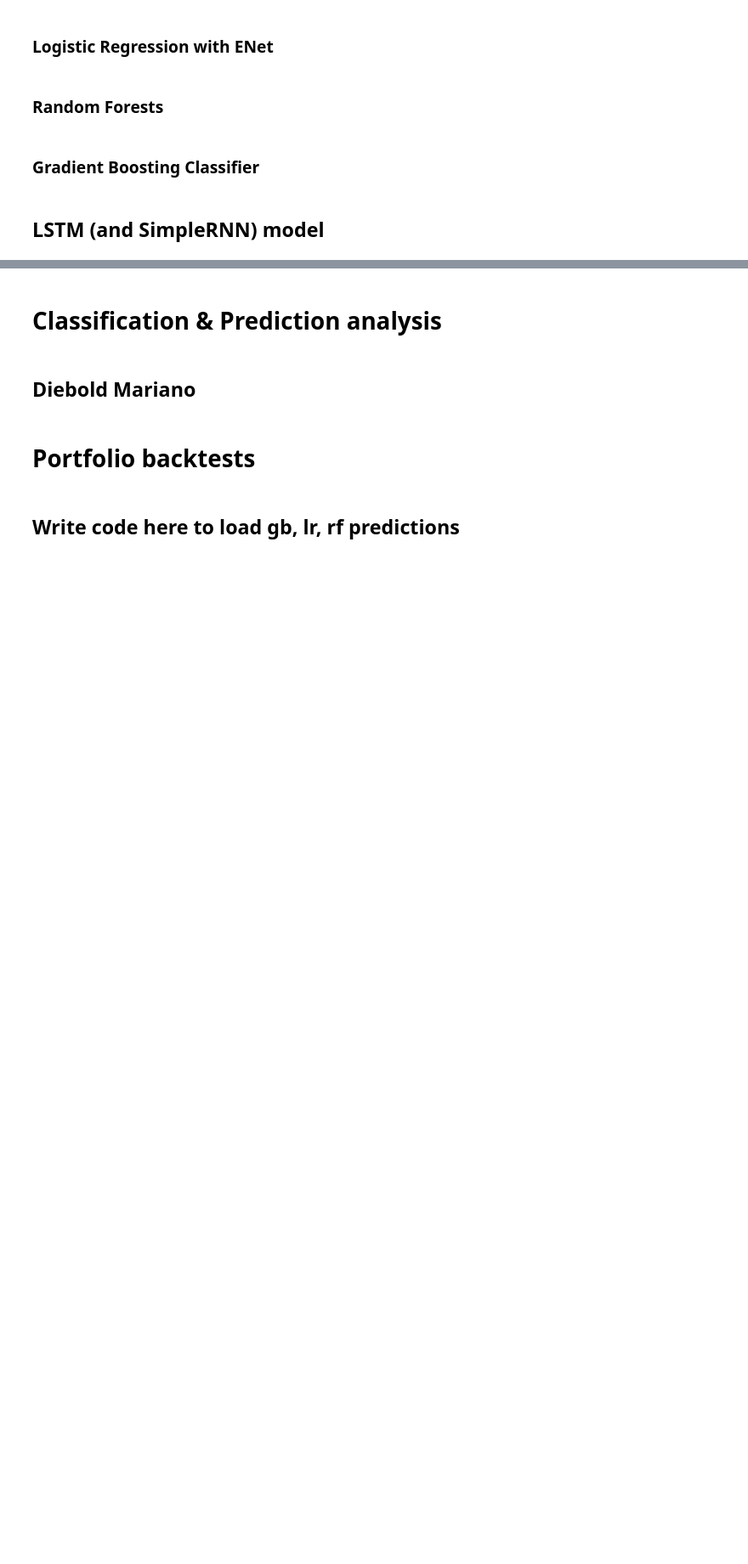
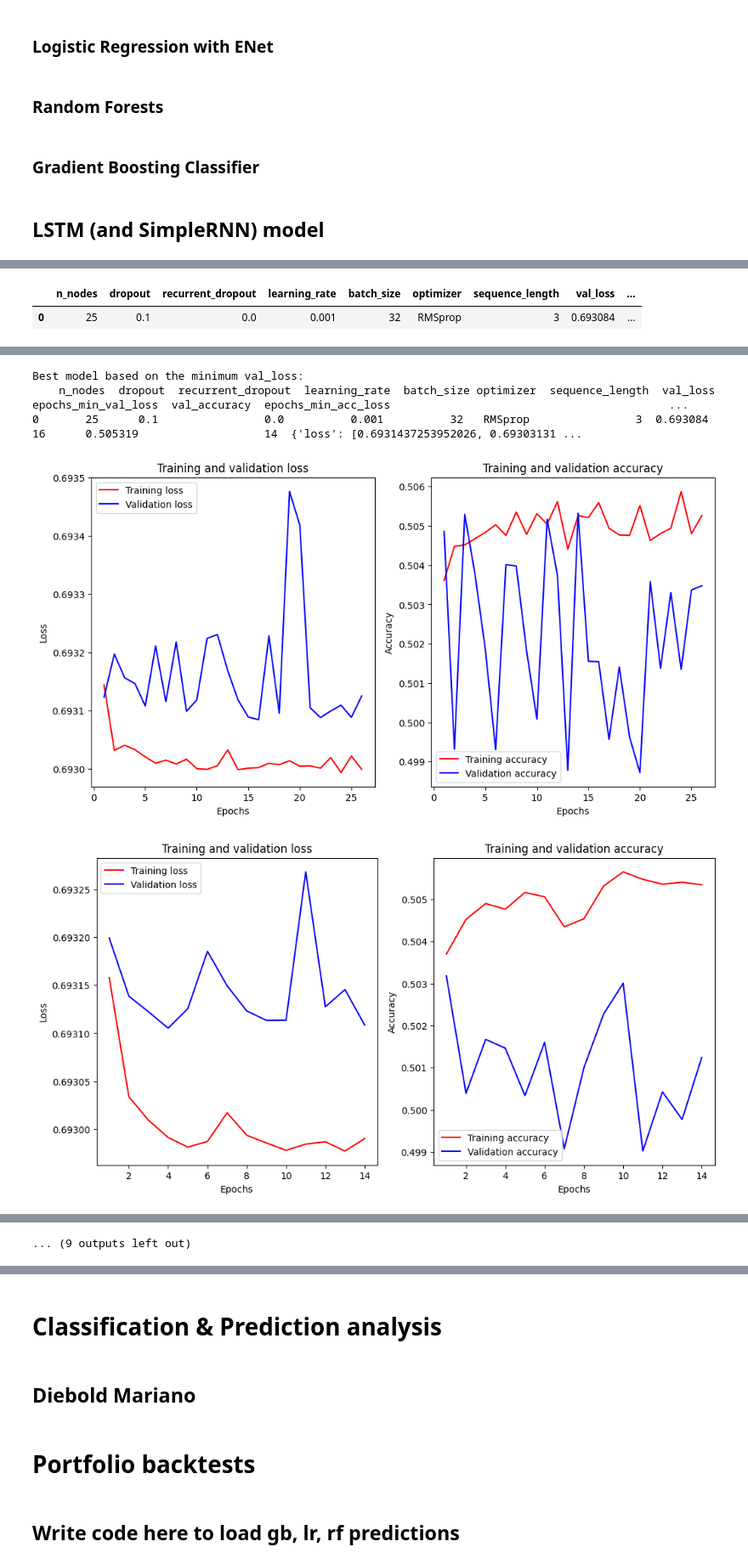
Before and after one commit to BasPeeters0306/Thesis_New, a Jupyter notebook: Executable.ipynb, the cells around one changed output, grey strips where cells are left out. Shown at 85% size. Drawn from its saved outputs; the diff is of its cells as text; code cells hidden in the pictures; blank space fills up the shorter version.

```diff
--- a/Executable.ipynb
+++ b/Executable.ipynb
@@ -233,7 +233,7 @@ df["BarDate"] = pd.to_datetime(df["BarDate"])
 # %%
 # First 'Hyperparameter' is the sequence_length/time_steps
 time_steps = 3
-b_sentiment_score = True
+b_sentiment_score = False
 n_past_returns = 1
 # %% [markdown]
 ## Feature engineering
@@ -472,3 +501,8 @@ str_nn_type = "SimpleRNN"
+# %%
+best_model_RNN
+# %% [output]
+|  | n_nodes | dropout | recurrent_dropout | learning_rate | batch_size | optimizer | sequence_length | val_loss | ... |
+| 0 | 25 | 0.1 | 0.0 | 0.001 | 32 | RMSprop | 3 | 0.693084 | ... |
 # %%
 # Turn of printing for PC1??? It prints a lot of shit
 # 185min for PC1, with SESI
@@ -481,11 +515,11 @@ importlib.reload(LSTM)
 # Specify the grid
 # 18ms/step with dropout=0.1 and recurrent_dropout=0.1
 # 8ms/step with dropout=0.1 and recurrent_dropout=0.0
-grid ={ "n_nodes": [25],
+grid ={ "n_nodes": [25, 64],
         "dropout": [0.1], # Fischer uses 0.1                                                                             # Not much difference
-        "recurrent_dropout": [0],     #[0, 0.1], # Fischer uses 0.1 (after hyperparameter tuning)                                                                   # Adding recurrent_dropout makes the model 2.25 times slower
-        "learning_rate": [0.001],          #[0.1, 0.01, 0.001], # 0.001 is default for RMSprop and adam (also seemed best)                                              # learning_rate smaller should take longer to run but I do not see any difference here for values  0.1, 0.01, 0.001, 0.0001
-        "batch_size": [64],     #[32, 64], # Default is 32                                                                              # Twice as fast with a twice as big batch size
+        "recurrent_dropout": [0, 0.1],     #[0, 0.1], # Fischer uses 0.1 (after hyperparameter tuning)                                                                   # Adding recurrent_dropout makes the model 2.25 times slower
+        "learning_rate": [0.001, 0.01],          #[0.1, 0.01, 0.001], # 0.001 is default for RMSprop and adam (also seemed best)                                              # learning_rate smaller should take longer to run but I do not see any difference here for values  0.1, 0.01, 0.001, 0.0001
+        "batch_size": [32, 64],     #[32, 64], # Default is 32                                                                              # Twice as fast with a twice as big batch size
         "optimizer" : ["RMSprop"], # RMSprop Not default but used bij Fisher and good for RNN, default is adam             # adam seems eually fast as RMSprop
         "sequence_length": [time_steps] # 250 is roughly 1 year of data
         }
@@ -504,3 +538,4 @@ if str_nn_type == "SimpleRNN":
     performances_RNN, best_model_RNN = LSTM.LSTM_tune(X_train_lstm, y_train_lstm, X_val_lstm, y_val_lstm, grid, b_sentiment_score, n_past_returns, loss_function, str_nn_type)
     # Plot the training and validation loss for the best model also return the best model
     LSTM.plot_train_val_loss(performances_RNN)
+# %% [output]
@@ -506,0 +610,5 @@ if str_nn_type == "SimpleRNN":
+Best model based on the minimum val_loss:
+    n_nodes  dropout  recurrent_dropout  learning_rate  batch_size optimizer  sequence_length  val_loss  epochs_min_val_loss  val_accuracy  epochs_min_acc_loss                                          ...
+0       25      0.1                0.0          0.001          32   RMSprop                3  0.693084                   16      0.505319                   14  {'loss': [0.6931437253952026, 0.69303131 ...
+[figure, added]
+[figure, added]
@@ -507,3 +620,4 @@ if str_nn_type == "SimpleRNN":
+... (9 outputs left out)
 # %%
 if str_nn_type == "LSTM":
     # Creates dataframe which will be filled with all predictions
```
Also changed, not shown: parts of 8 cells of this notebook.
